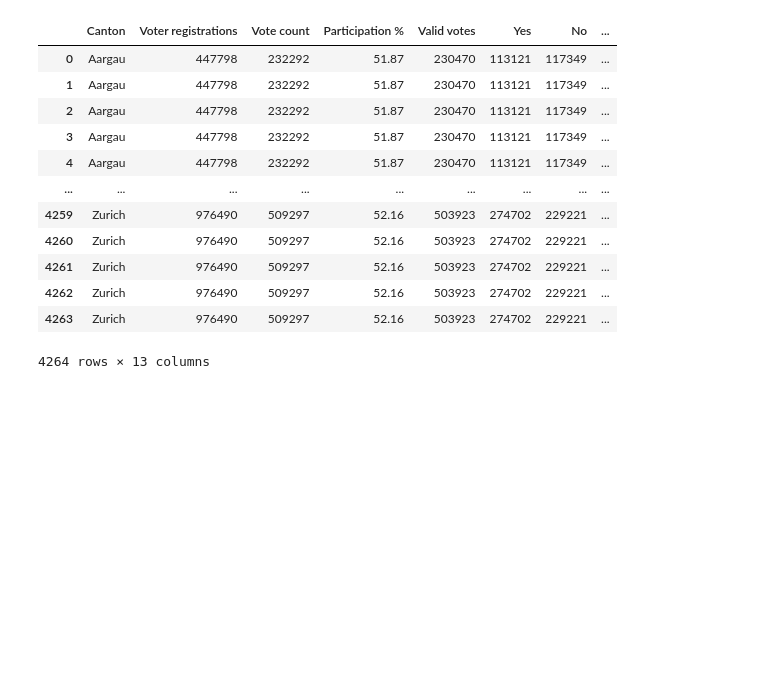
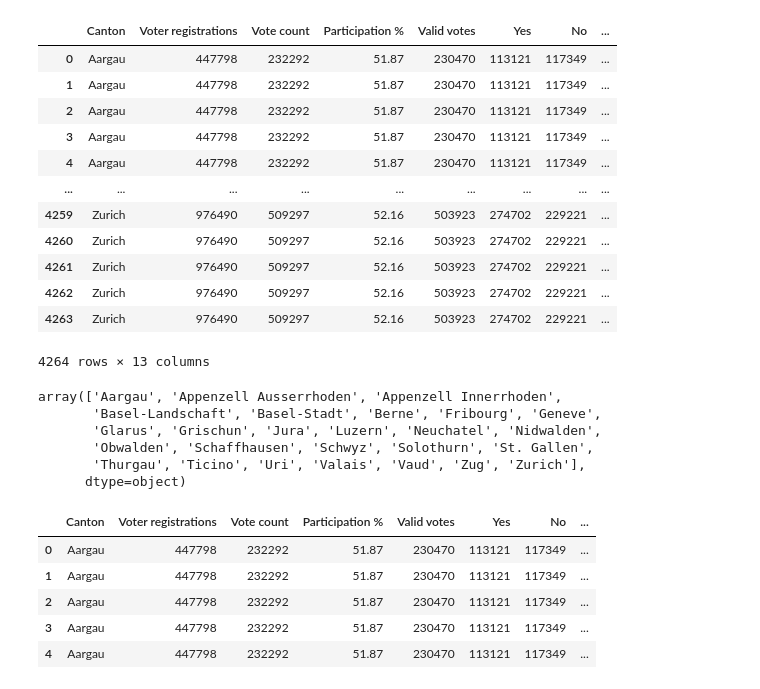
Before and after one commit to Rolph1/Online-privacy-votation-data-analysis, a Jupyter notebook: analysis.ipynb, the cells around one changed output. Drawn from its saved outputs; the diff is of its cells as text; code cells hidden in the pictures; blank space fills up the shorter version.

Commit message:
added languages

```diff
--- a/analysis.ipynb
+++ b/analysis.ipynb
@@ -194,4 +194,53 @@ data_df
 | 4262 | Zurich | 976490 | 509297 | 52.16 | 503923 | 274702 | 229221 | ... |
 | 4263 | Zurich | 976490 | 509297 | 52.16 | 503923 | 274702 | 229221 | ... |
 4264 rows × 13 columns
+# %%
+cantons_df["Canton"].unique()
+# %% [output]
+array(['Aargau', 'Appenzell Ausserrhoden', 'Appenzell Innerrhoden',
+       'Basel-Landschaft', 'Basel-Stadt', 'Berne', 'Fribourg', 'Geneve',
+       'Glarus', 'Grischun', 'Jura', 'Luzern', 'Neuchatel', 'Nidwalden',
+       'Obwalden', 'Schaffhausen', 'Schwyz', 'Solothurn', 'St. Gallen',
+       'Thurgau', 'Ticino', 'Uri', 'Valais', 'Vaud', 'Zug', 'Zurich'],
+      dtype=object)
+# %%
+# add language, 0 is French, 1 German, 2 French and German, 3 Italian
+cantons_lang = {
+    "Aargau": "German",
+    "Appenzell Ausserrhoden": "German",
+    "Appenzell Innerrhoden": "German",
+    "Basel-Landschaft": "German",
+    "Basel-Stadt": "German",
+    "Berne": "Bilingual",
+    "Fribourg": "Bilingual",
+    "Geneve": "French",
+    "Glarus": "German",
+    "Grischun": "Bilingual",
+    "Jura": "French",
+    "Luzern": "German",
+    "Neuchatel": "French",
+    "Nidwalden": "German",
+    "Obwalden": "German",
+    "Schaffhausen": "German",
+    "Schwyz": "German",
+    "Solothurn": "German",
+    "St. Gallen": "German",
+    "Thurgau": "German",
+    "Ticino": "Italian",
+    "Uri": "German",
+    "Valais": "Bilingual",
+    "Vaud": "French",
+    "Zug": "German",
+    "Zurich": "German"
+}
+data_df["Language"] = data_df["Canton"].map(lambda x: cantons_lang[x])
+# %%
+data_df.head()
+# %% [output]
+|  | Canton | Voter registrations | Vote count | Participation % | Valid votes | Yes | No | ... |
+| 0 | Aargau | 447798 | 232292 | 51.87 | 230470 | 113121 | 117349 | ... |
+| 1 | Aargau | 447798 | 232292 | 51.87 | 230470 | 113121 | 117349 | ... |
+| 2 | Aargau | 447798 | 232292 | 51.87 | 230470 | 113121 | 117349 | ... |
+| 3 | Aargau | 447798 | 232292 | 51.87 | 230470 | 113121 | 117349 | ... |
+| 4 | Aargau | 447798 | 232292 | 51.87 | 230470 | 113121 | 117349 | ... |
 # %%
```
Also changed, not shown: parts of 3 cells of this notebook.
